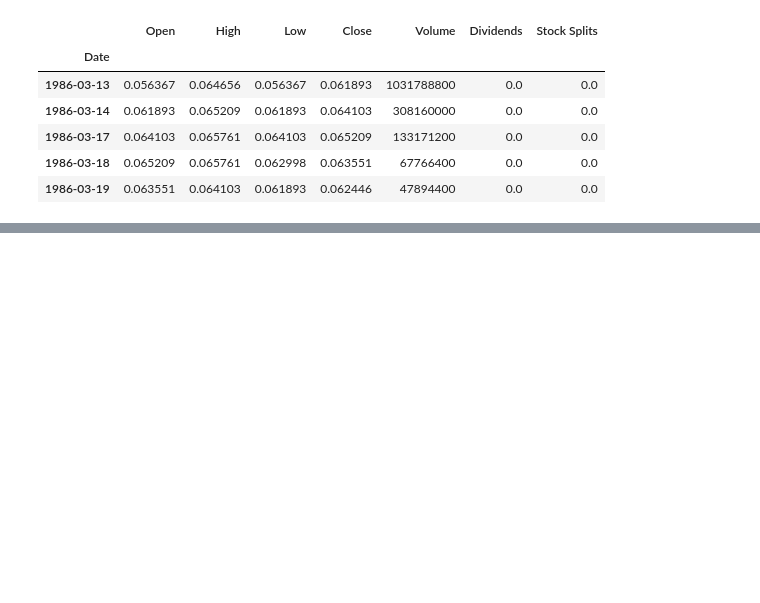
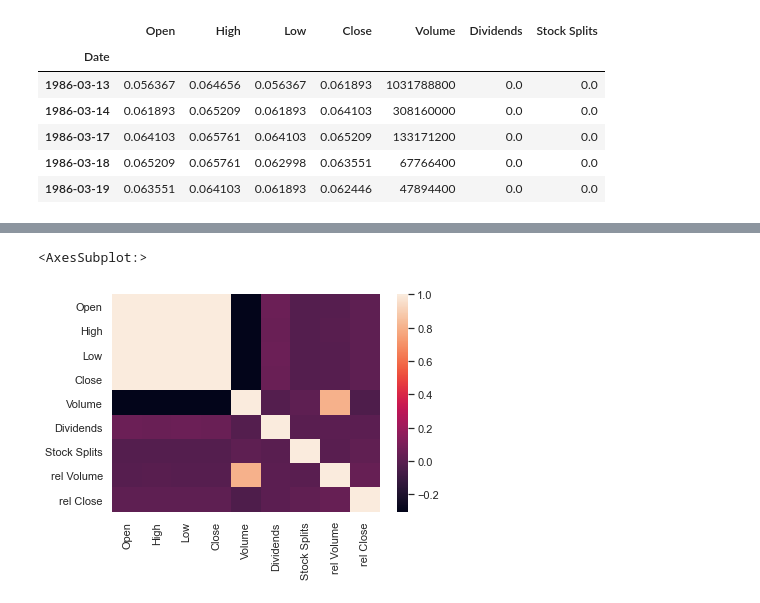
Before and after one commit to SimonHoeckenkamp/stockPicker, a Jupyter notebook: stockPicker_notebook.ipynb, the cells around one changed output, grey strips where cells are left out. Saved outputs shown, nothing was run; the diff lists cells and outputs as text; code cells hidden in the pictures; blank space fills up the shorter version.

```diff
--- a/stockPicker_notebook.ipynb
+++ b/stockPicker_notebook.ipynb
@@ -52,0 +72,5 @@ msft.balance_sheet
+# %%
+sns.heatmap(df_msft_hist.corr())
+# %% [output]
+<AxesSubplot:>
+[figure, added]
```
Also changed, not shown: parts of 5 cells of this notebook.
